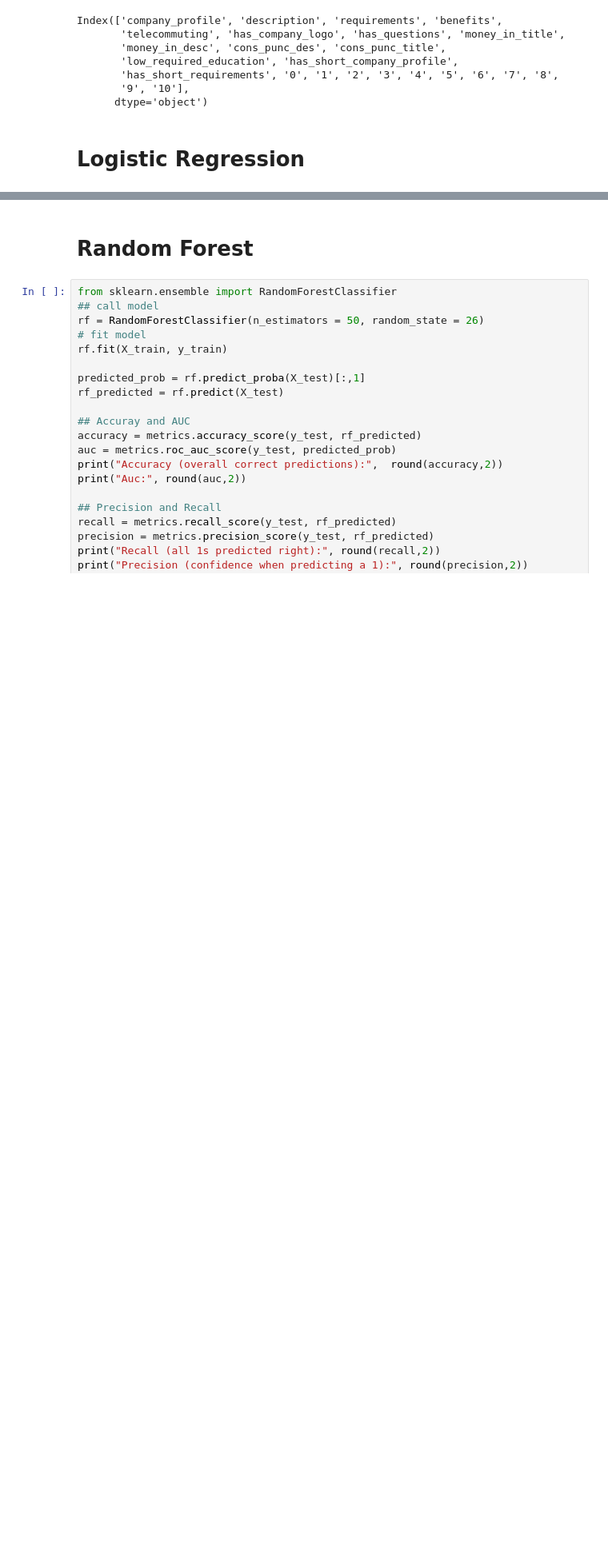
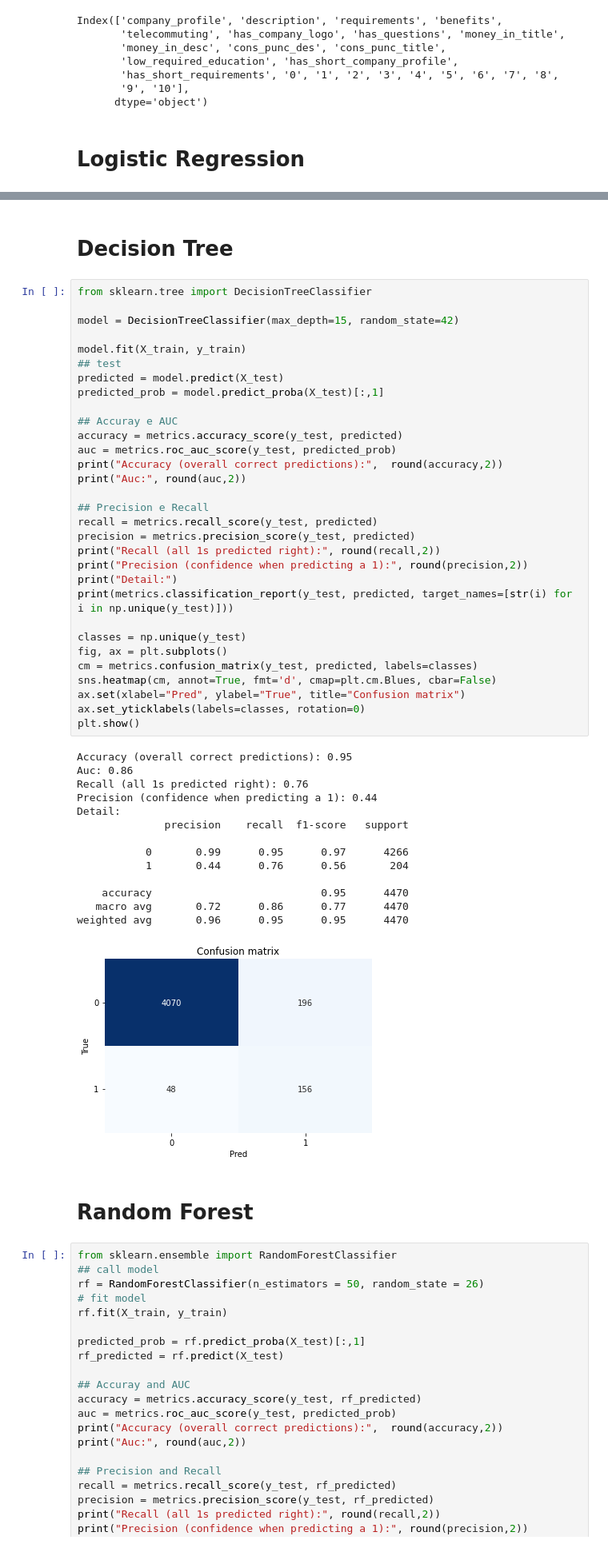
Before and after one commit to thaoyuh/Research_Hackathon, a Jupyter notebook: ML with final features and Explainable AI.ipynb, the cells around one changed output, grey strips where cells are left out. Shown at 80% size. Drawn from its saved outputs; the diff is of its cells as text; blank space fills up the shorter version.

```diff
--- a/ML with final features.ipynb
+++ b/ML with final features and Explainable AI.ipynb
@@ -193,4 +199,52 @@ Please also refer to the documentation for alternative solver options:
 [figure]
+# %% [markdown]
+# Decision Tree
+# %%
+from sklearn.tree import DecisionTreeClassifier
+
+model = DecisionTreeClassifier(max_depth=15, random_state=42)
+
+model.fit(X_train, y_train)
+## test
+predicted = model.predict(X_test)
+predicted_prob = model.predict_proba(X_test)[:,1]
+
+## Accuray e AUC
+accuracy = metrics.accuracy_score(y_test, predicted)
+auc = metrics.roc_auc_score(y_test, predicted_prob)
+print("Accuracy (overall correct predictions):",  round(accuracy,2))
+print("Auc:", round(auc,2))
+
+## Precision e Recall
+recall = metrics.recall_score(y_test, predicted)
+precision = metrics.precision_score(y_test, predicted)
+print("Recall (all 1s predicted right):", round(recall,2))
+print("Precision (confidence when predicting a 1):", round(precision,2))
+print("Detail:")
+print(metrics.classification_report(y_test, predicted, target_names=[str(i) for i in np.unique(y_test)]))
+
+classes = np.unique(y_test)
+fig, ax = plt.subplots()
+cm = metrics.confusion_matrix(y_test, predicted, labels=classes)
+sns.heatmap(cm, annot=True, fmt='d', cmap=plt.cm.Blues, cbar=False)
+ax.set(xlabel="Pred", ylabel="True", title="Confusion matrix")
+ax.set_yticklabels(labels=classes, rotation=0)
+plt.show()
+# %% [output]
+Accuracy (overall correct predictions): 0.95
+Auc: 0.86
+Recall (all 1s predicted right): 0.76
+Precision (confidence when predicting a 1): 0.44
+Detail:
+              precision    recall  f1-score   support
+
+           0       0.99      0.95      0.97      4266
+           1       0.44      0.76      0.56       204
+
+    accuracy                           0.95      4470
+   macro avg       0.72      0.86      0.77      4470
+weighted avg       0.96      0.95      0.95      4470
+[figure, added]
 # %% [markdown]
 # Random Forest
 # %%
```
Also changed, not shown: parts of 2 cells of this notebook, 6 other files.
